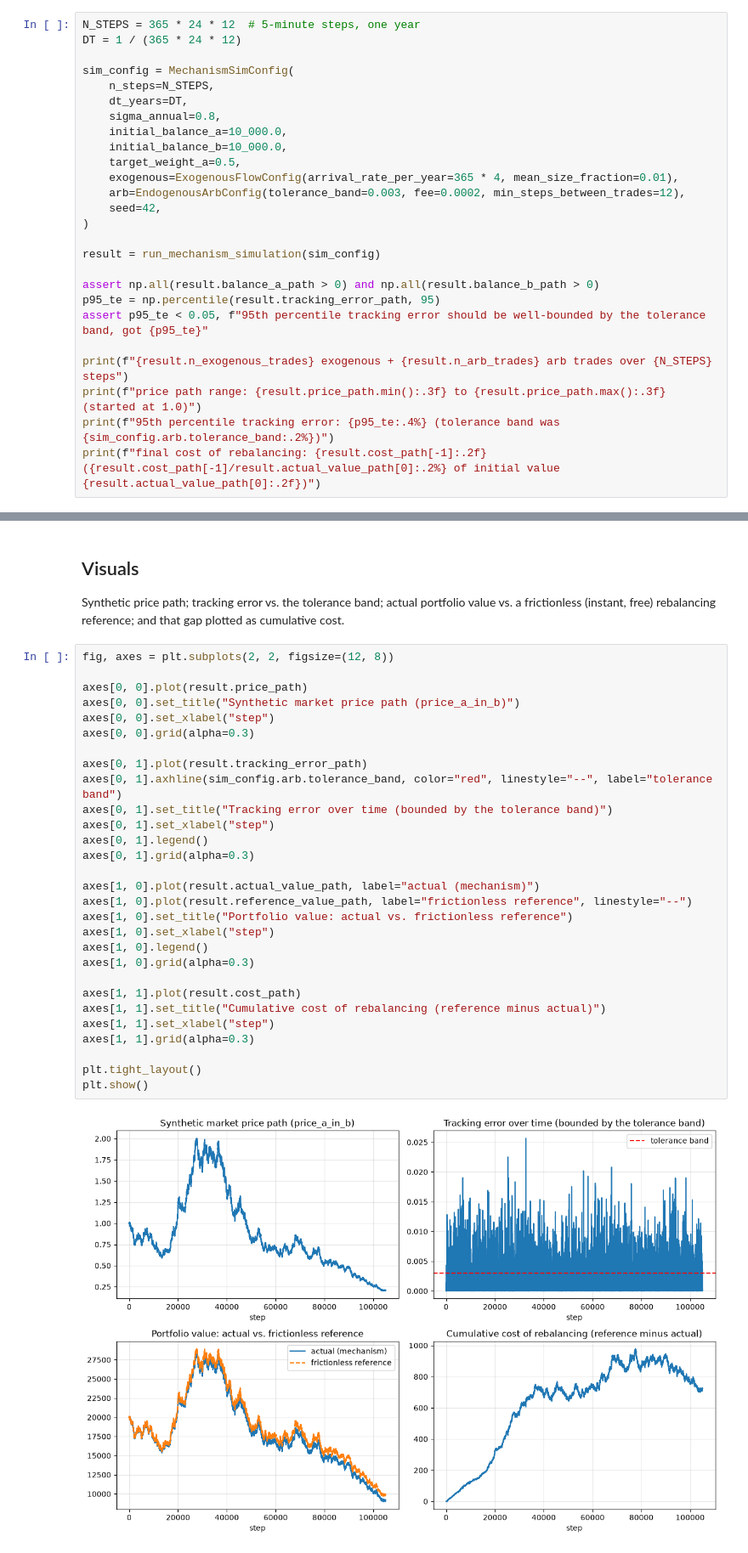
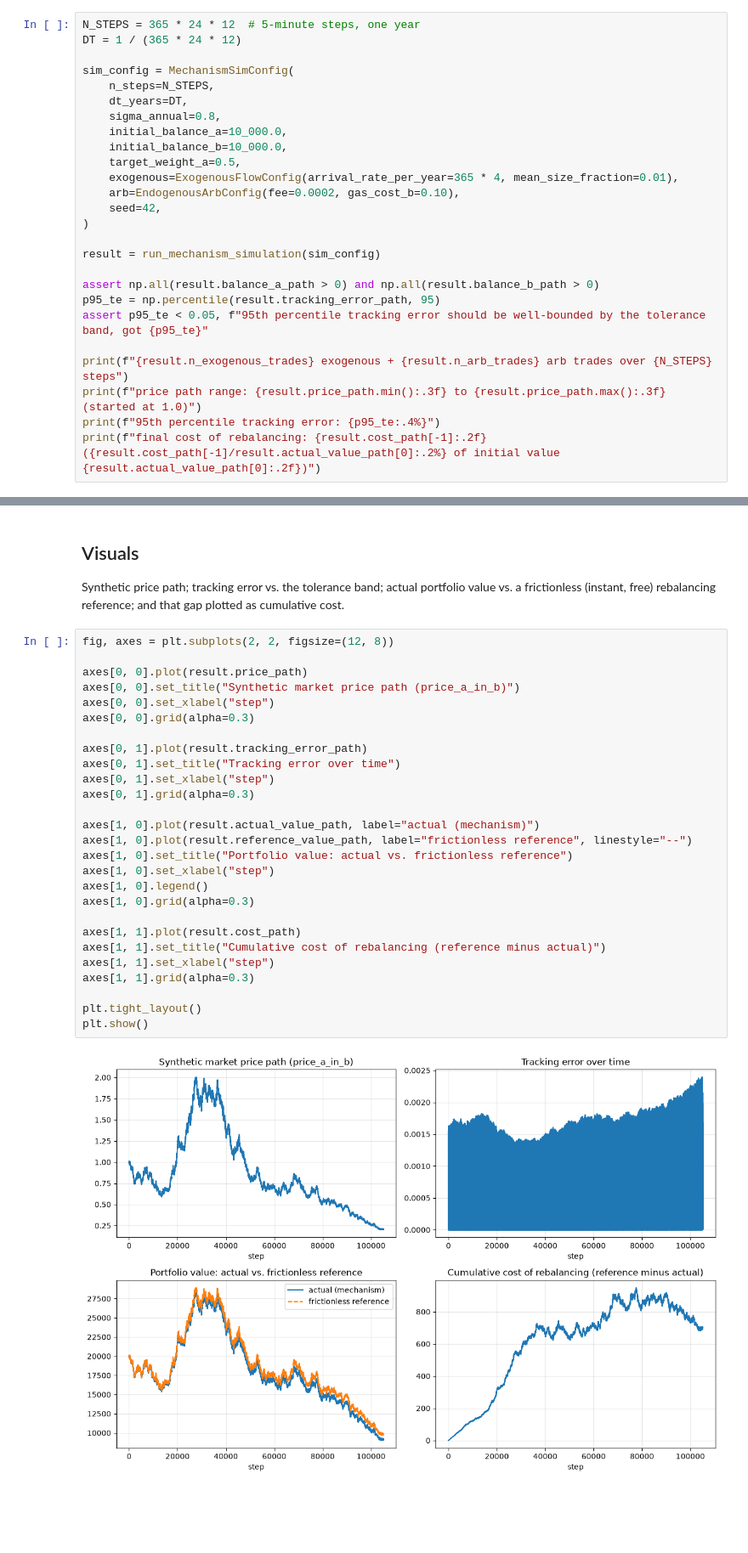
Before and after one commit to bleu/aqua-portfolio-manager, a Jupyter notebook: simulation/notebooks/03_endogenous_flow.ipynb, the cells around one changed output, grey strips where cells are left out. Shown at 85% size. Drawn from its saved outputs; the diff is of its cells as text; blank space fills up the shorter version.

```diff
--- a/simulation/notebooks/03_endogenous_flow.ipynb
+++ b/simulation/notebooks/03_endogenous_flow.ipynb
@@ -111,7 +119,7 @@ sim_config = MechanismSimConfig(
     initial_balance_b=10_000.0,
     target_weight_a=0.5,
     exogenous=ExogenousFlowConfig(arrival_rate_per_year=365 * 4, mean_size_fraction=0.01),
-    arb=EndogenousArbConfig(tolerance_band=0.003, fee=0.0002, min_steps_between_trades=12),
+    arb=EndogenousArbConfig(fee=0.0002, gas_cost_b=0.10),
     seed=42,
 )
 
@@ -123,6 +131,6 @@ assert p95_te < 0.05, f"95th percentile tracking error should be well-bounded by
 
 print(f"{result.n_exogenous_trades} exogenous + {result.n_arb_trades} arb trades over {N_STEPS} steps")
 print(f"price path range: {result.price_path.min():.3f} to {result.price_path.max():.3f} (started at 1.0)")
-print(f"95th percentile tracking error: {p95_te:.4%} (tolerance band was {sim_config.arb.tolerance_band:.2%})")
+print(f"95th percentile tracking error: {p95_te:.4%}")
 print(f"final cost of rebalancing: {result.cost_path[-1]:.2f} ({result.cost_path[-1]/result.actual_value_path[0]:.2%} of initial value {result.actual_value_path[0]:.2f})")
 # %% [output]
@@ -137,34 +145,32 @@ Synthetic price path; tracking error vs. the tolerance band; actual portfolio va
 # %%
 fig, axes = plt.subplots(2, 2, figsize=(12, 8))
 
 axes[0, 0].plot(result.price_path)
 axes[0, 0].set_title("Synthetic market price path (price_a_in_b)")
 axes[0, 0].set_xlabel("step")
 axes[0, 0].grid(alpha=0.3)
 
 axes[0, 1].plot(result.tracking_error_path)
-axes[0, 1].axhline(sim_config.arb.tolerance_band, color="red", linestyle="--", label="tolerance band")
-axes[0, 1].set_title("Tracking error over time (bounded by the tolerance band)")
+axes[0, 1].set_title("Tracking error over time")
 axes[0, 1].set_xlabel("step")
-axes[0, 1].legend()
 axes[0, 1].grid(alpha=0.3)
 
 axes[1, 0].plot(result.actual_value_path, label="actual (mechanism)")
 axes[1, 0].plot(result.reference_value_path, label="frictionless reference", linestyle="--")
 axes[1, 0].set_title("Portfolio value: actual vs. frictionless reference")
 axes[1, 0].set_xlabel("step")
 axes[1, 0].legend()
 axes[1, 0].grid(alpha=0.3)
 
 axes[1, 1].plot(result.cost_path)
 axes[1, 1].set_title("Cumulative cost of rebalancing (reference minus actual)")
 axes[1, 1].set_xlabel("step")
 axes[1, 1].grid(alpha=0.3)
 
 plt.tight_layout()
 plt.show()
 # %% [output]
-[figure, old version]
+[figure, new version]
 # %% [markdown]
 ## Summary
 
```
Also changed, not shown: parts of 7 cells of this notebook.
